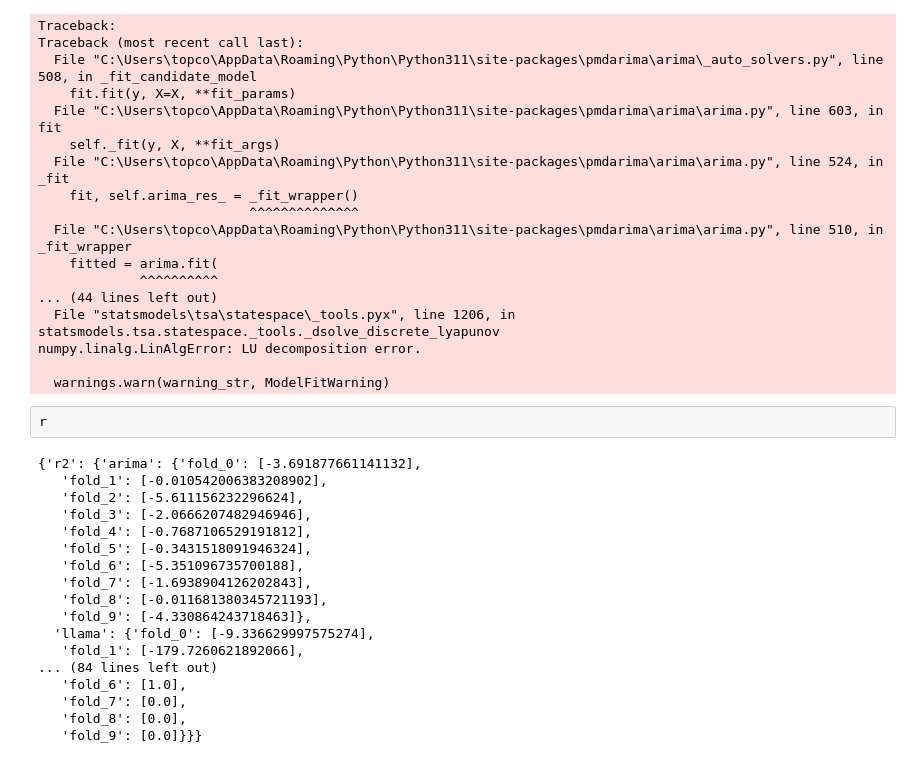
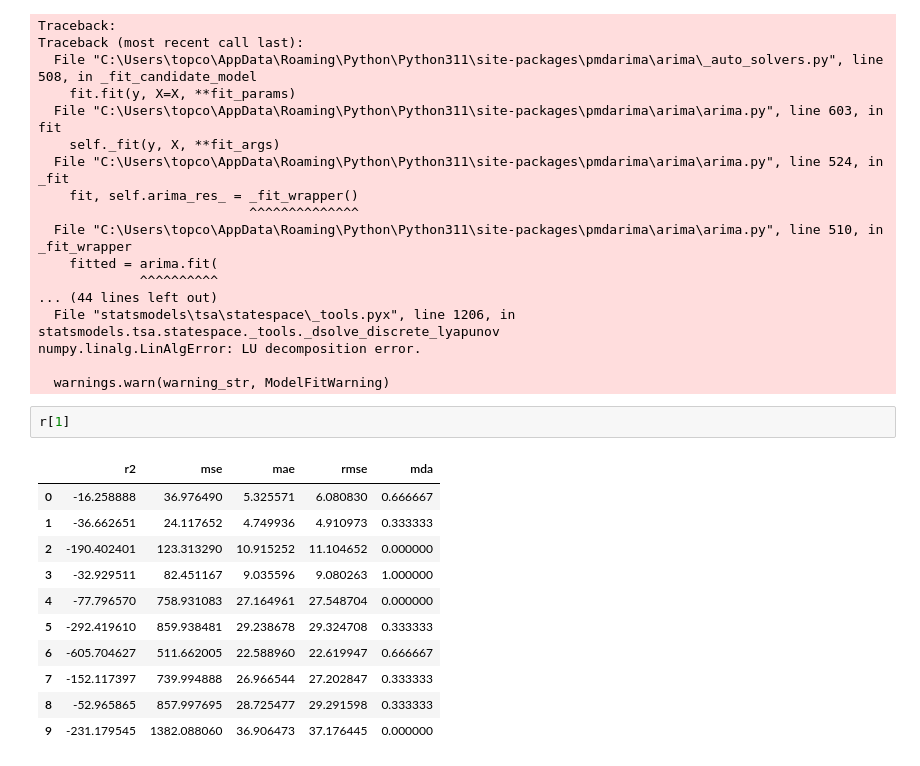
Before and after one commit to filip-topic/Time-Series-Foundation-Models-in-Financial-time-series-prediction, a Jupyter notebook: notebook.ipynb, the cells around one changed output. Drawn from its saved outputs; the diff is of its cells as text.

```diff
--- a/notebook.ipynb
+++ b/notebook.ipynb
@@ -304,22 +328,16 @@ numpy.linalg.LinAlgError: LU decomposition error.
 
   warnings.warn(warning_str, ModelFitWarning)
 # %%
-r
+r[1]
 # %% [output]
-{'r2': {'arima': {'fold_0': [-3.691877661141132],
-   'fold_1': [-0.010542006383208902],
-   'fold_2': [-5.611156232296624],
-   'fold_3': [-2.0666207482946946],
-   'fold_4': [-0.7687106529191812],
-   'fold_5': [-0.3431518091946324],
-   'fold_6': [-5.351096735700188],
-   'fold_7': [-1.6938904126202843],
-   'fold_8': [-0.011681380345721193],
-   'fold_9': [-4.330864243718463]},
-  'llama': {'fold_0': [-9.336629997575274],
-   'fold_1': [-179.7260621892066],
-... (84 lines left out)
-   'fold_6': [1.0],
-   'fold_7': [0.0],
-   'fold_8': [0.0],
-   'fold_9': [0.0]}}}
+|  | r2 | mse | mae | rmse | mda |
+| 0 | -16.258888 | 36.976490 | 5.325571 | 6.080830 | 0.666667 |
+| 1 | -36.662651 | 24.117652 | 4.749936 | 4.910973 | 0.333333 |
+| 2 | -190.402401 | 123.313290 | 10.915252 | 11.104652 | 0.000000 |
+| 3 | -32.929511 | 82.451167 | 9.035596 | 9.080263 | 1.000000 |
+| 4 | -77.796570 | 758.931083 | 27.164961 | 27.548704 | 0.000000 |
+| 5 | -292.419610 | 859.938481 | 29.238678 | 29.324708 | 0.333333 |
+| 6 | -605.704627 | 511.662005 | 22.588960 | 22.619947 | 0.666667 |
+| 7 | -152.117397 | 739.994888 | 26.966544 | 27.202847 | 0.333333 |
+| 8 | -52.965865 | 857.997695 | 28.725477 | 29.291598 | 0.333333 |
+| 9 | -231.179545 | 1382.088060 | 36.906473 | 37.176445 | 0.000000 |
```
Also changed, not shown: parts of 15 cells of this notebook, 5 other files.
